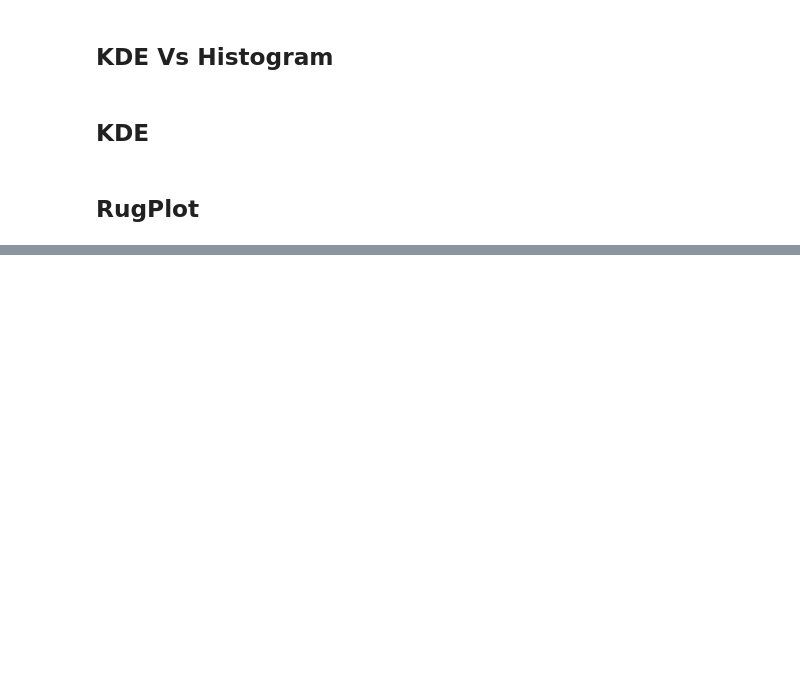
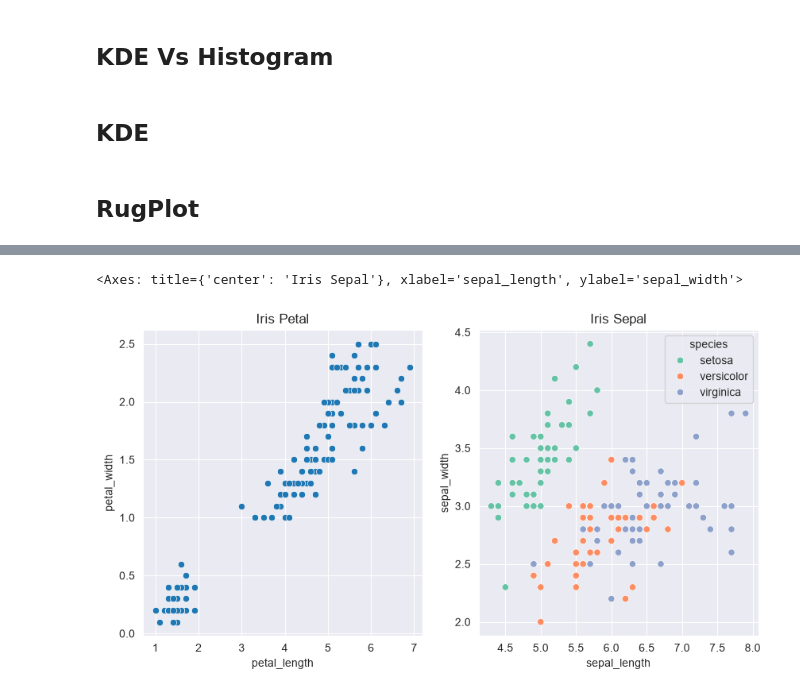
Before and after one commit to DashPgi/PyTraining, a Jupyter notebook: Machine-learning/Matplotlib-Seaborn/sea.ipynb, the cells around one changed output, grey strips where cells are left out. Cells and saved outputs as stored; diff of their text form; code cells hidden in the pictures; blank space fills up the shorter version.

```diff
--- a/Machine-learning/Matplotlib-Seaborn/sea.ipynb
+++ b/Machine-learning/Matplotlib-Seaborn/sea.ipynb
@@ -99,0 +99,4 @@ sea.boxenplot(
+# %%
+iris_df = sea.load_dataset("iris")
+
+df
@@ -99,0 +117,22 @@ sea.boxenplot(
+# %%
+fig, ax = plt.subplots(1, 2, figsize=(10, 5))
+
+sea.scatterplot(
+    data=iris_df,
+    x="petal_length",
+    y="petal_width",
+    ax=ax[0],
+)
+ax[0].set_title("Iris Petal")
+ax[1].set_title("Iris Sepal")
+sea.scatterplot(
+    data=iris_df,
+    x="sepal_length",
+    y="sepal_width",
+    hue="species",
+    palette="Set2",
+    ax=ax[1]
+)
+# %% [output]
+<Axes: title={'center': 'Iris Sepal'}, xlabel='sepal_length', ylabel='sepal_width'>
+[figure, added]
```
Also changed, not shown: parts of 5 cells of this notebook, 1 other file.
